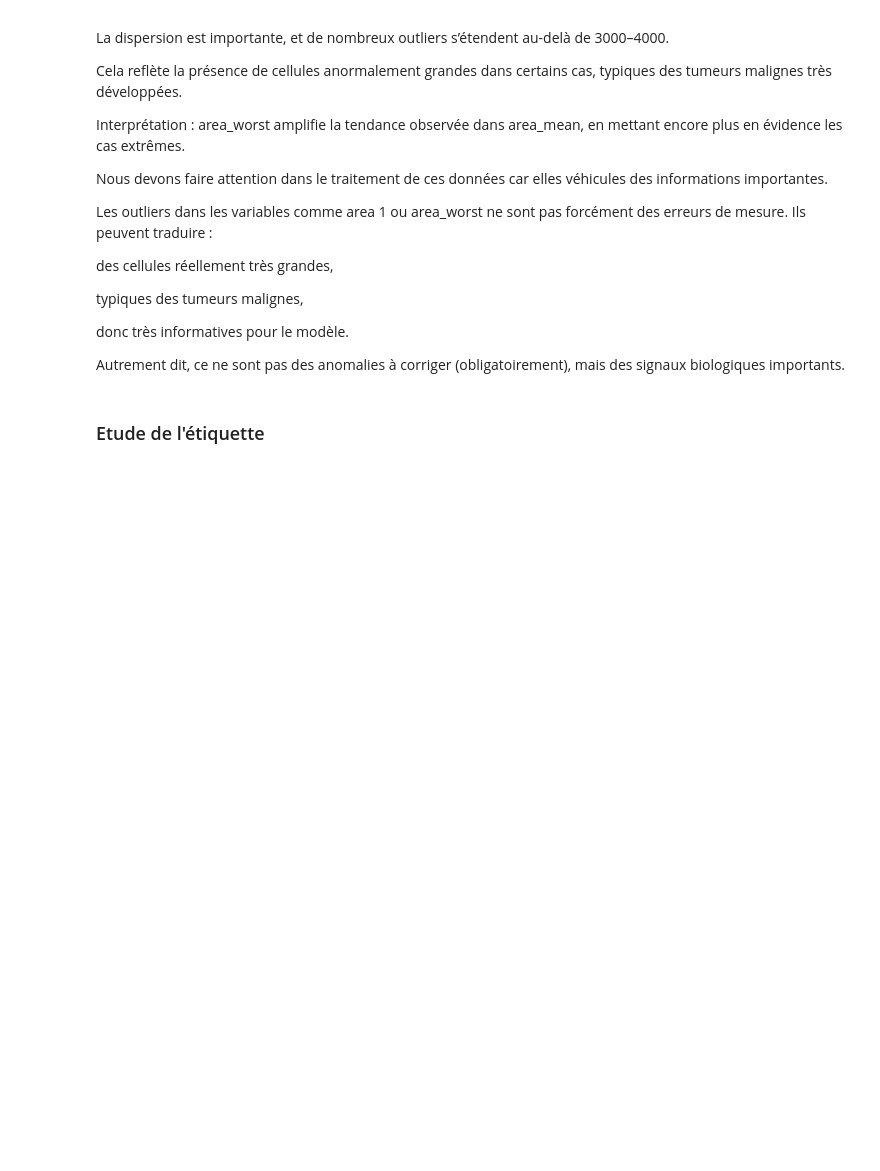
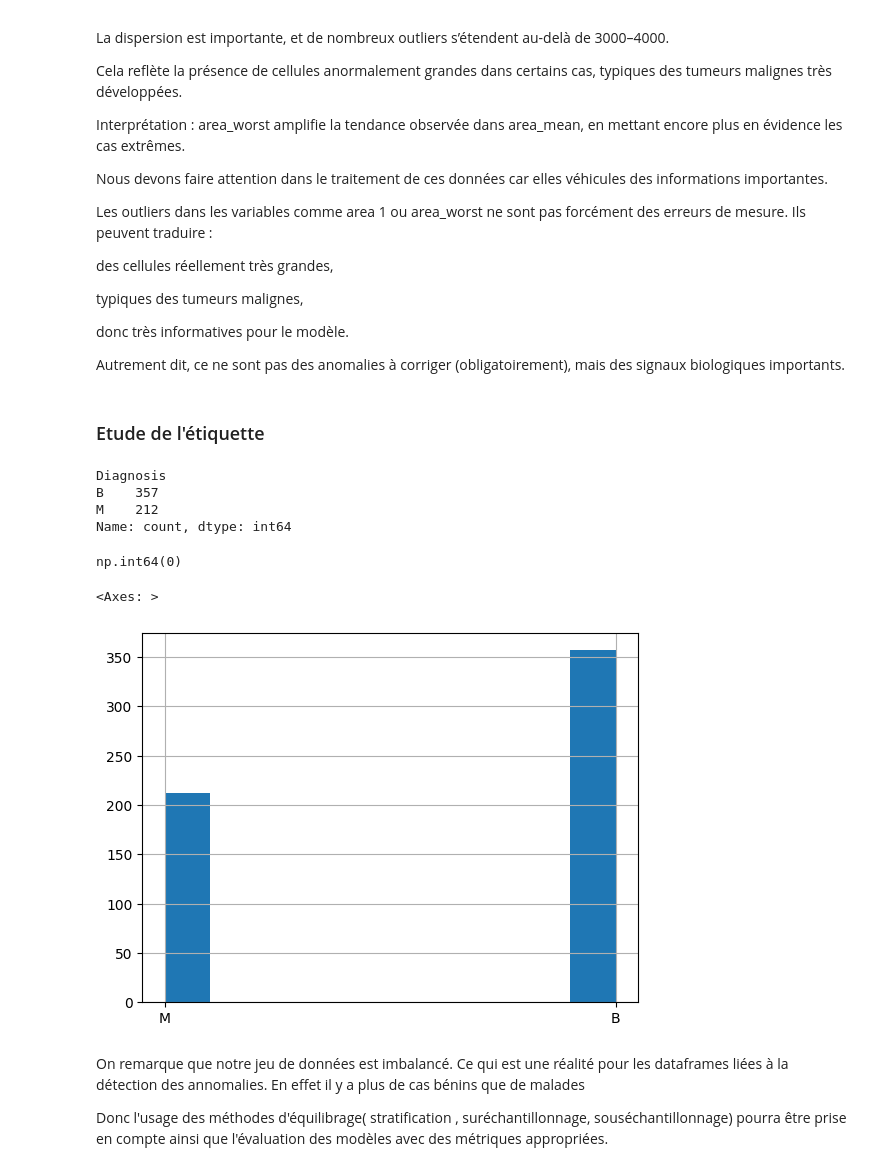
Before and after one commit to tareq92i/Projet-IA--Diagnostic-d-une-cellule-cancereuse-, a Jupyter notebook: Projet_UA3 AMA.ipynb, the cells around one changed output. Drawn from its saved outputs; the diff is of its cells as text; code cells hidden in the pictures; blank space fills up the shorter version.

```diff
--- a/Projet_UA3 AMA.ipynb
+++ b/Projet_UA3 AMA.ipynb
@@ -767,3 +767,23 @@ donc très informatives pour le modèle.
 Autrement dit, ce ne sont pas des anomalies à corriger (obligatoirement), mais des signaux biologiques importants.
 # %% [markdown]
 ###  Etude de l'étiquette
+# %%
+df['Diagnosis'].value_counts()
+# %% [output]
+Diagnosis
+B    357
+M    212
+Name: count, dtype: int64
+# %%
+df['Diagnosis'].isna().sum()
+# %% [output]
+np.int64(0)
+# %%
+df['Diagnosis'].hist()
+# %% [output]
+<Axes: >
+[figure, added]
+# %% [markdown]
+On remarque que notre jeu de données est  imbalancé. Ce qui est une réalité pour les dataframes liées à la détection des annomalies. En effet il y a plus de cas bénins que de malades
+
+  Donc l'usage des méthodes d'équilibrage( stratification , suréchantillonnage, souséchantillonnage) pourra être prise en compte  ainsi que l'évaluation des modèles avec des métriques appropriées.
```
